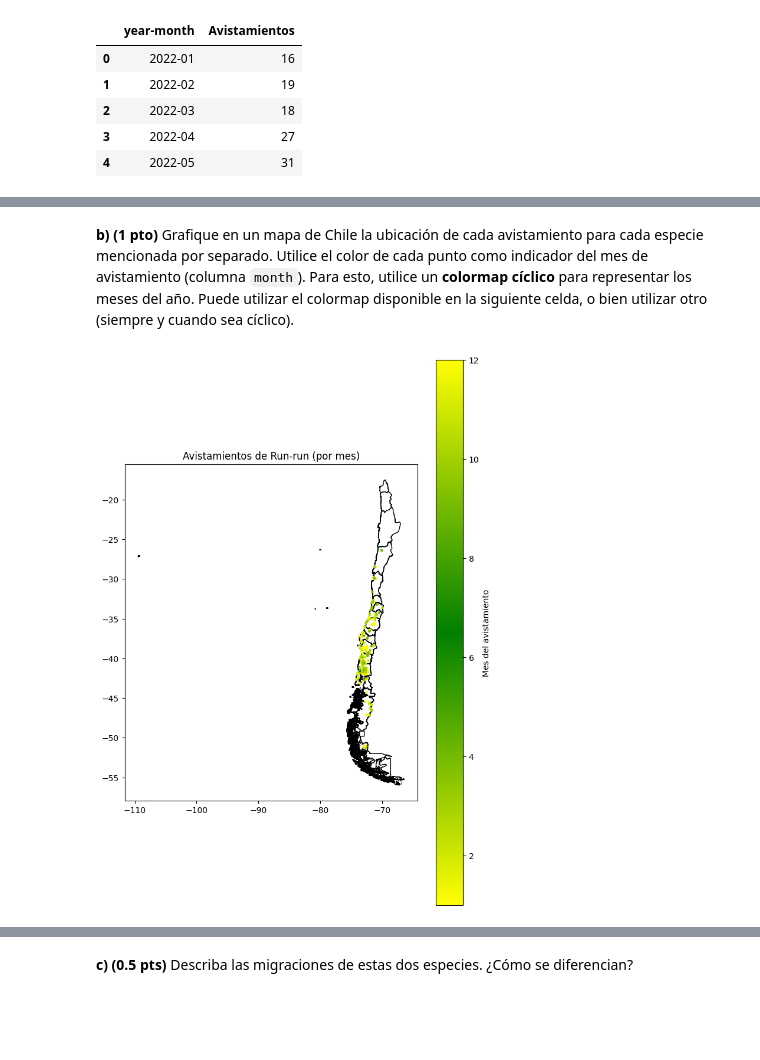
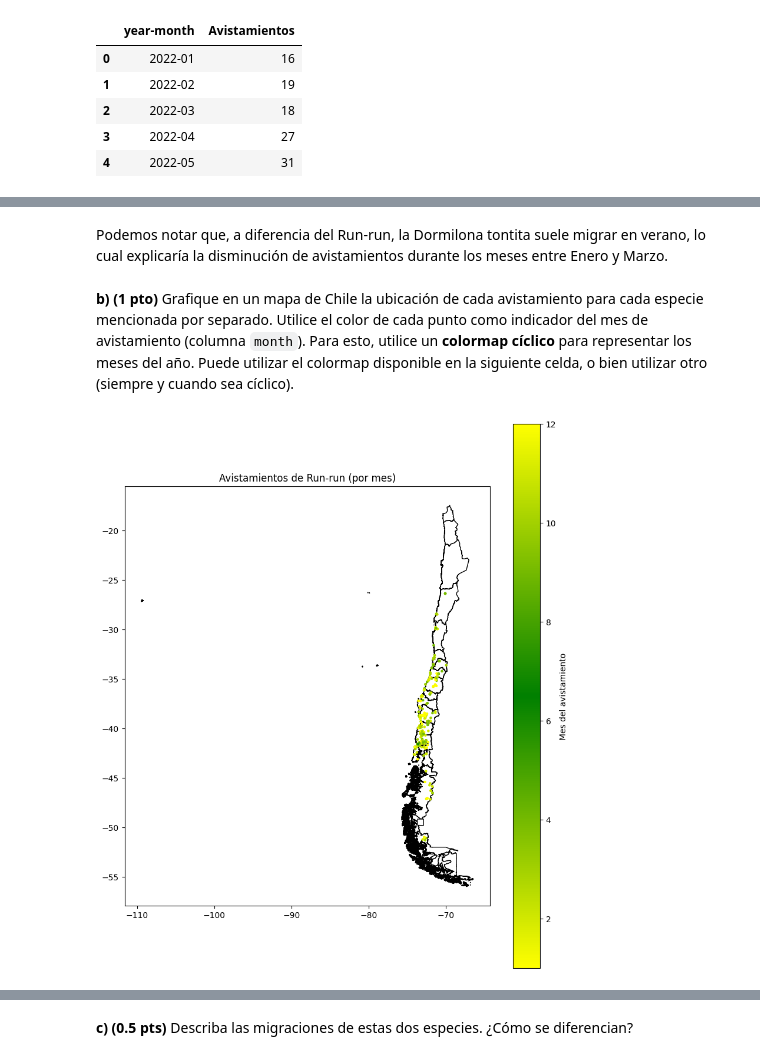
Before and after one commit to IgnOsorioo/IMT2200-Ignacio-Osorio, a Jupyter notebook: Tareas/Tarea 2/IMT2200-25s2 - Tarea 02.ipynb, the cells around one changed output, grey strips where cells are left out. Drawn from its saved outputs; the diff is of its cells as text; code cells hidden in the pictures; blank space fills up the shorter version.

```diff
--- a/Tareas/Tarea 2/IMT2200-25s2 - Tarea 02.ipynb
+++ b/Tareas/Tarea 2/IMT2200-25s2 - Tarea 02.ipynb
@@ -155,4 +161,4 @@ df_avistamientos.to_csv("avistamientos_ebird.csv", index=False)
 # %%
-# Hacemos una copia del dataframe original
-df = pd.read_csv("avistamientos_ebird.csv")
+# Hacemos una copia del dataframe original para no trabajar directamente en él
+df = pd.read_csv("avistamientos.csv")
 # %%
@@ -179,5 +185,7 @@ df.head()
 | 3 | austhr1 | Zorzal patagónico | Turdus falcklandii | L7988120 | Leñadura, Nuestra casa | 2022-01-01 22:18 | 1.0 | -53.214573 | -70.947665 | True | ... |
 | 4 | rucspa1 | Chincol | Zonotrichia capensis | L7988120 | Leñadura, Nuestra casa | 2022-01-01 22:18 | 2.0 | -53.214573 | -70.947665 | True | ... |
 # %%
-# Limpiamos el dataframe eliminando filas con valores NaN en columnas críticas
-df.dropna(subset=["speciesCode", "obsDt", "lat", "lng"], inplace=True)
+# Limpieza del dataframe
+
+# Verificamos si hay valores nulos en columnas clave
+df[["comName", "speciesCode", "lat", "lng", "obsValid"]].isnull().sum()
@@ -257,13 +284,9 @@ CRS: EPSG:4326
 
 **a) (0.3 pts)** Utilice `geopandas` para leer el archivo `Regional.shp` descargado de BCN. Asegúrese de que su CRS sea el mismo que utilizó en la sección anterior.
 # %%
-# Respuesta
-regiones = gpd.read_file("Regiones/Regional.shp")
-print("CRS de las regiones:", regiones.crs)
+# Cargamos el shapefile con las regiones de Chile
+regiones = gpd.read_file("Regional.shp")
 
-# Reproyectar si no es EPSG:4326
-if regiones.crs != "EPSG:4326":
-    regiones = regiones.to_crs("EPSG:4326")
-
-print("CRS final:", regiones.crs)
+# Verificamos el CRS
+print("CRS:", regiones.crs)
 # %% [output]
@@ -376,3 +402,5 @@ plt.show()
+# %% [markdown]
+Podemos notar que, a diferencia del Run-run, la Dormilona tontita suele migrar en verano, lo cual explicaría la disminución de avistamientos durante los meses entre Enero y Marzo.
 # %% [markdown]
 **b) (1 pto)** Grafique en un mapa de Chile la ubicación de cada avistamiento para cada especie mencionada por separado. Utilice el color de cada punto como indicador del mes de avistamiento (columna `month`). Para esto, utilice un **colormap cíclico** para representar los meses del año. Puede utilizar el colormap disponible en la siguiente celda, o bien utilizar otro (siempre y cuando sea cíclico).
 # %%
@@ -383,21 +411,21 @@ positions = [0, 0.5, 1]
 # Creamos un colormap cíclico para representar meses del año
 custom_cmap = mcolors.LinearSegmentedColormap.from_list("cyclic_cmap", list(zip(positions, colors)))
 # %%
-# Para Run-run
-fig, ax = plt.subplots(figsize=(8,12))
+# Mapa Run-run
+fig, ax = plt.subplots(figsize = (10,12))
 regiones.plot(ax = ax, color = "white", edgecolor = "black")
 
 scatter = gdf[gdf["comName"] == "Run-run"].plot(
-    ax=ax,
-    column="month",
-    cmap=custom_cmap,
-    markersize=5,
-    legend=True,
-    legend_kwds={"label": "Mes del avistamiento"}
+    ax = ax,
+    column = "month",
+    cmap = custom_cmap,
+    markersize = 5,
+    legend = True,
+    legend_kwds = {"label": "Mes del avistamiento"}
 )
 
 plt.title("Avistamientos de Run-run (por mes)")
 plt.show()
 # %% [output]
-[figure, old version]
+[figure, new version]
 # %%
```
Also changed, not shown: parts of 23 cells of this notebook, 11 other files.
